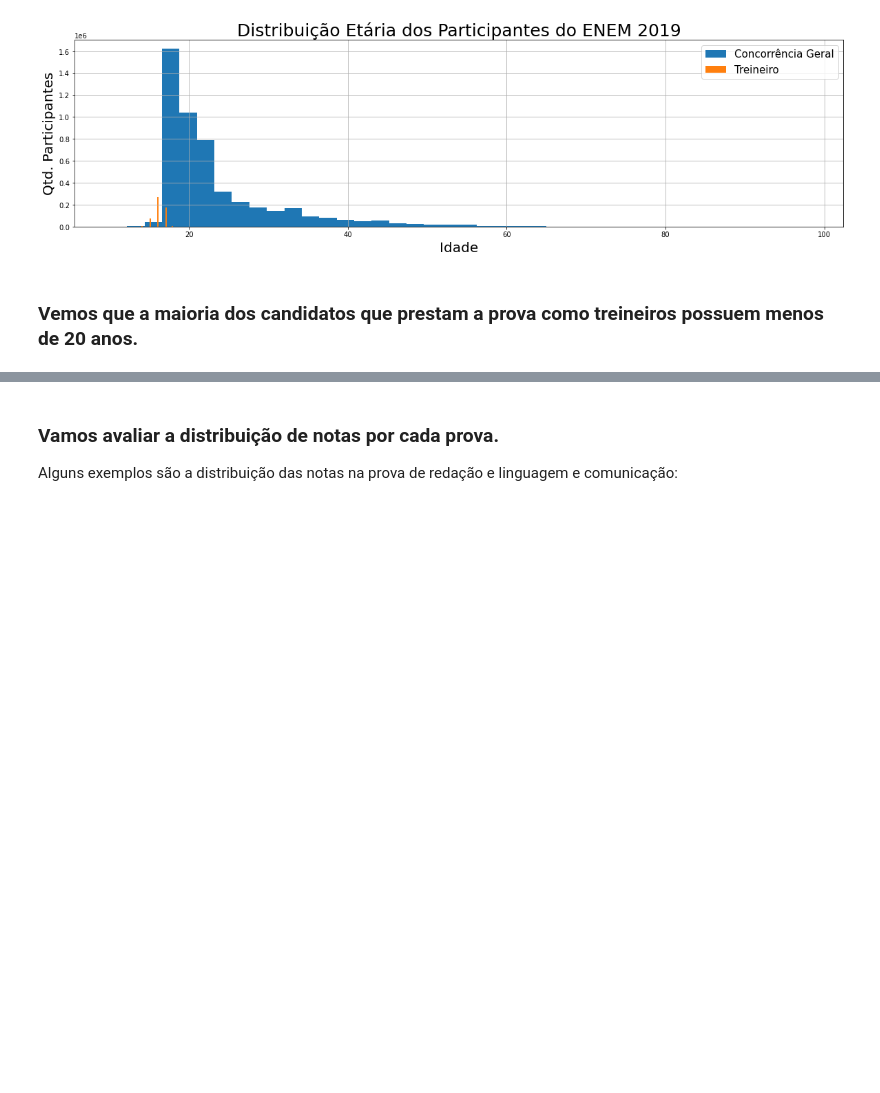
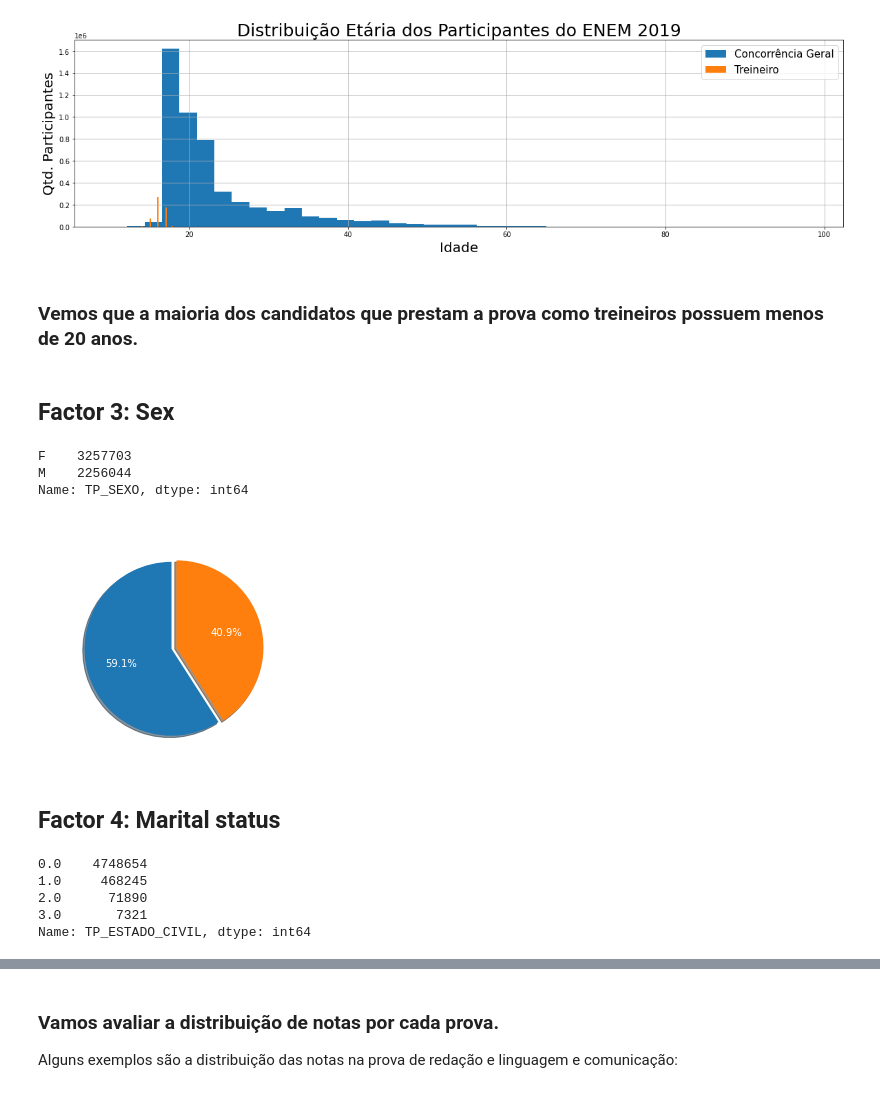
Before and after one commit to Chrystinne/enem, a Jupyter notebook: notebooks/Enem_Analises.ipynb, the cells around one changed output, grey strips where cells are left out. Cells and saved outputs as stored; diff of their text form; code cells hidden in the pictures; blank space fills up the shorter version.

Commit message:
Adicionando gráficos gerados para analisar os fatores que impactam a qualidade da performance acadêmica do aluno

```diff
--- a/notebooks/Enem_Analises.ipynb
+++ b/notebooks/Enem_Analises.ipynb
@@ -13,5 +27,5 @@ import locale
 # %% [markdown]
 ### Dataset information:
 # %%
-data = pd.read_csv("../dataset/MICRODADOS_ENEM_2018.csv", sep=';', encoding='cp1252')
+data = pd.read_csv("../../dataset/MICRODADOS_ENEM_2018.csv", sep=';', encoding='cp1252')
 # %% [markdown]
@@ -245,3 +267,35 @@ Text(0.5, 1.0, 'Distribuição Etária dos Participantes do ENEM 2019')
 [figure]
 # %% [markdown]
 ### Vemos que a maioria dos candidatos que prestam a prova como treineiros possuem menos de 20 anos.
+# %% [markdown]
+## Factor 3: Sex
+# %%
+data['TP_SEXO'].value_counts().sort_index()
+# %% [output]
+F    3257703
+M    2256044
+Name: TP_SEXO, dtype: int64
+# %%
+def graficoSexo(data):
+  #Gera gráfico de pizza mostrando o quantitaivo de homens e mulheres
+  mulheres = data[data['TP_SEXO'] == 'F']['TP_SEXO'].count()
+  homens = data[data['TP_SEXO'] == 'M']['TP_SEXO'].count()
+  qtdImoveis = [mulheres, homens]
+  tipos = ['Mulher', 'Homem']
+  plt.pie(qtdImoveis, labels=tipos, explode=[0.03,0.03], startangle=90, shadow=True, autopct='%1.1f%%', textprops={'color':"white"})
+  plt.title("Quantitativo Homem x Mulher", color = 'white')
+  plt.show()
+# %%
+graficoSexo(data)
+# %% [output]
+[figure, added]
+# %% [markdown]
+## Factor 4: Marital status
+# %%
+data['TP_ESTADO_CIVIL'].value_counts().sort_index()
+# %% [output]
+0.0    4748654
+1.0     468245
+2.0      71890
+3.0       7321
+Name: TP_ESTADO_CIVIL, dtype: int64
```
Also changed, not shown: parts of 29 cells of this notebook.
